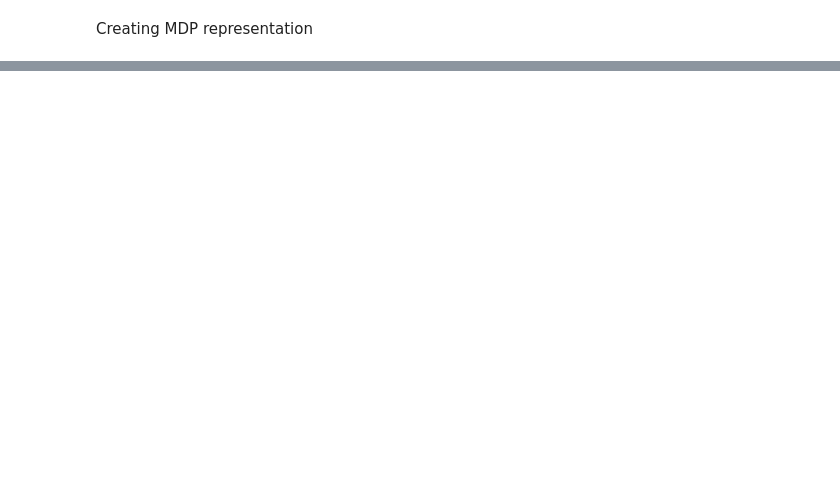
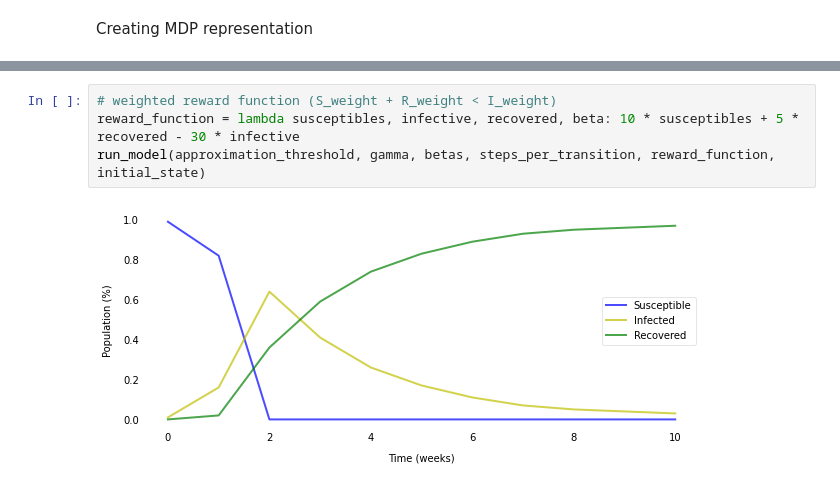
Before and after one commit to danielbdias/mdp-sir-modelling, a Jupyter notebook: sir_mdp_example.ipynb, the cells around one changed output, grey strips where cells are left out. Drawn from its saved outputs; the diff is of its cells as text; blank space fills up the shorter version.

```diff
--- a/sir_mdp_example.ipynb
+++ b/sir_mdp_example.ipynb
@@ -78,0 +87,6 @@ print(chosen_betas)
+# %%
+# weighted reward function (S_weight + R_weight < I_weight)
+reward_function = lambda susceptibles, infective, recovered, beta: 10 * susceptibles + 5 * recovered - 30 * infective
+run_model(approximation_threshold, gamma, betas, steps_per_transition, reward_function, initial_state)
+# %% [output]
+[figure, added]
```
Also changed, not shown: parts of 11 cells of this notebook, 2 other files.
